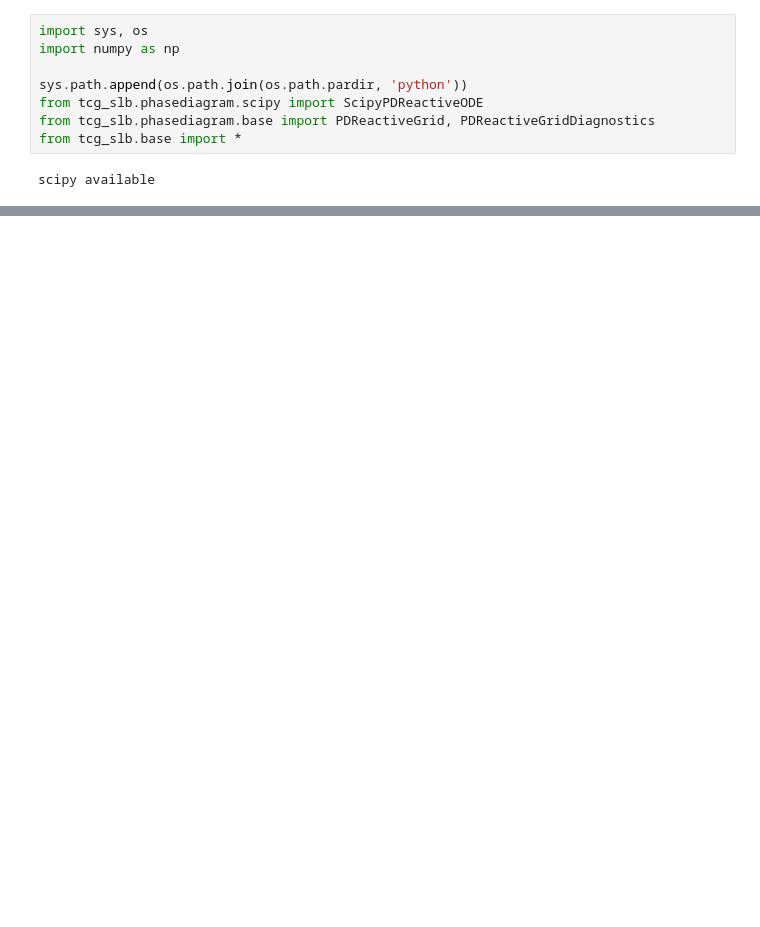
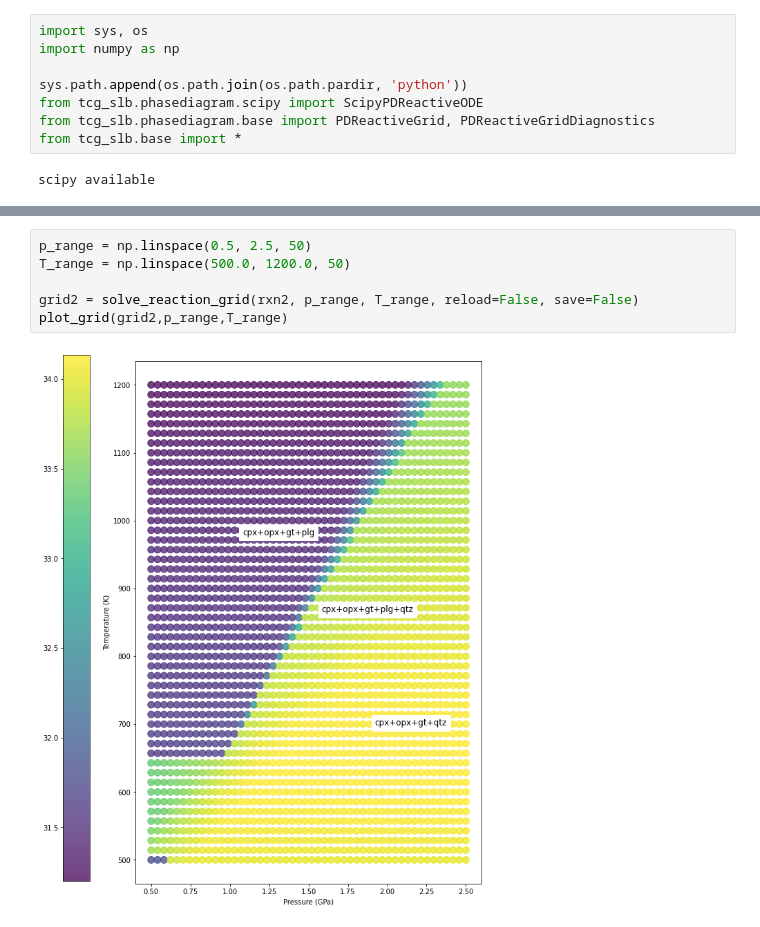
Before and after one commit to mitchellmcm27/tcg-ec, a Jupyter notebook: systems/ec/notebooks/ec_reactions.ipynb, the cells around one changed output, grey strips where cells are left out. Saved outputs shown, nothing was run; the diff lists cells and outputs as text; blank space fills up the shorter version.

```diff
--- a/systems/ec/notebooks/ec_reactions.ipynb
+++ b/systems/ec/notebooks/ec_reactions.ipynb
@@ -230,0 +257,8 @@ bdfdiag.plot_phases()
+# %%
+p_range = np.linspace(0.5, 2.5, 50)
+T_range = np.linspace(500.0, 1200.0, 50)
+
+grid2 = solve_reaction_grid(rxn2, p_range, T_range, reload=False, save=False)
+plot_grid(grid2,p_range,T_range)
+# %% [output]
+[figure, added]
```
Also changed, not shown: parts of 18 cells of this notebook, 4 other files.
